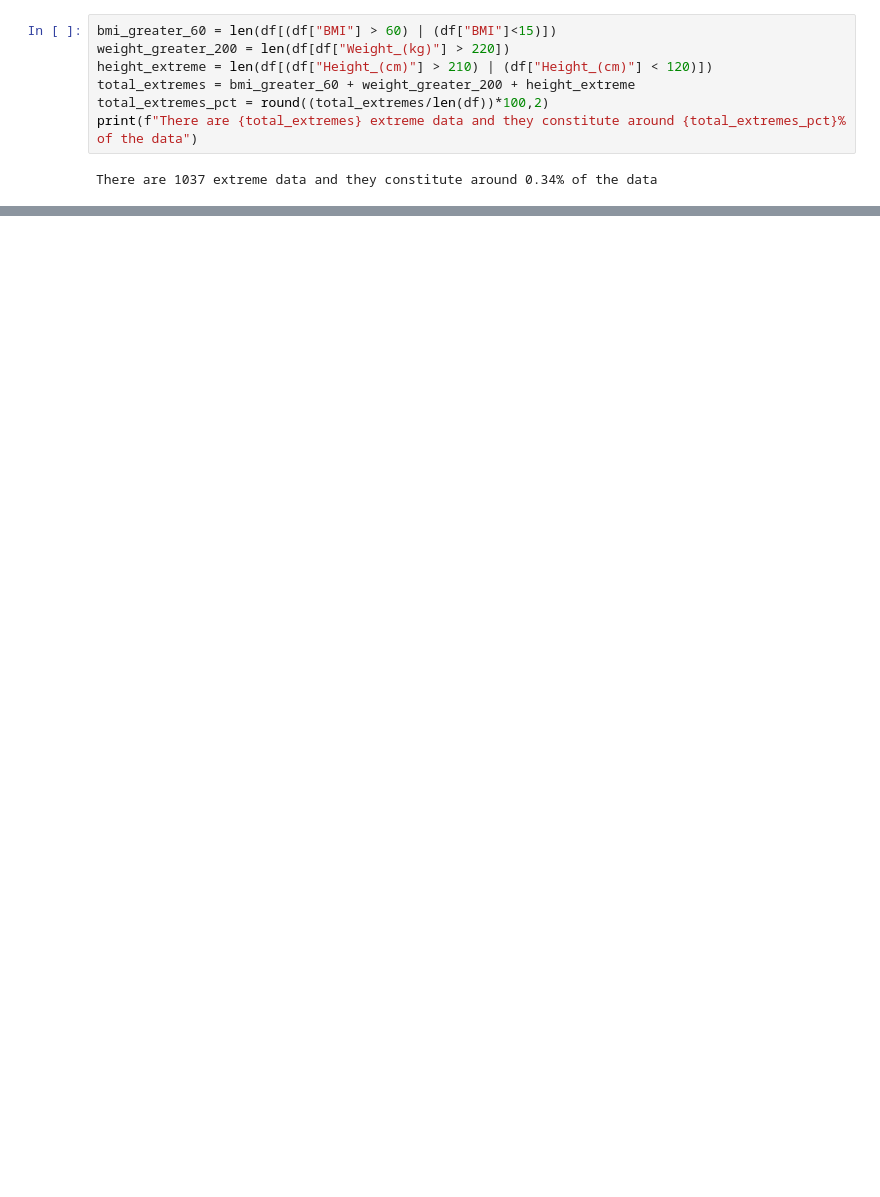
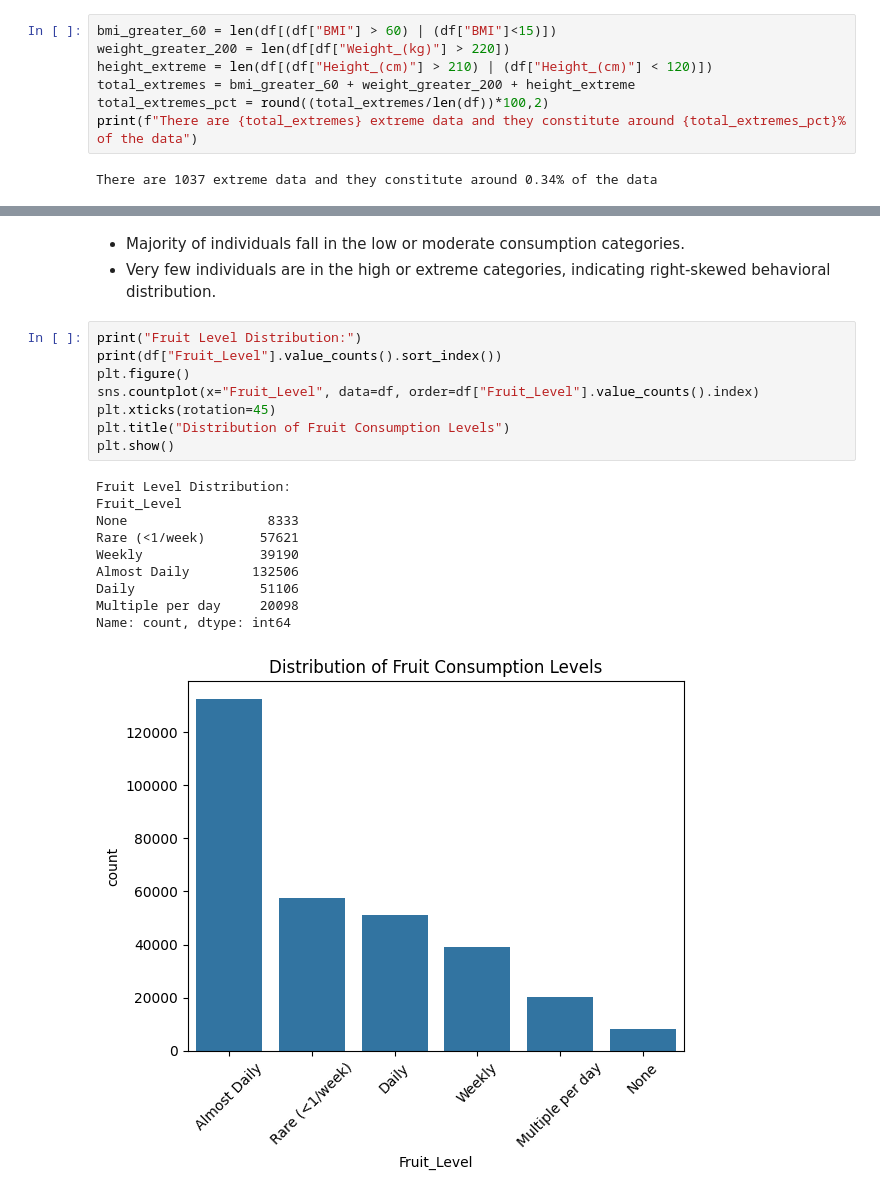
Before and after one commit to its-rhasil/cardio-risk, a Jupyter notebook: notebooks/01_data_exploration.ipynb, the cells around one changed output, grey strips where cells are left out. Cells and saved outputs as stored; diff of their text form; blank space fills up the shorter version.

```diff
--- a/notebooks/01_data_exploration.ipynb
+++ b/notebooks/01_data_exploration.ipynb
@@ -152,0 +174,22 @@ np.float64(60.0)
+# %% [markdown]
+* Majority of individuals fall in the low or moderate consumption categories.
+* Very few individuals are in the high or extreme categories, indicating right-skewed behavioral distribution.
+# %%
+print("Fruit Level Distribution:")
+print(df["Fruit_Level"].value_counts().sort_index())
+plt.figure()
+sns.countplot(x="Fruit_Level", data=df, order=df["Fruit_Level"].value_counts().index)
+plt.xticks(rotation=45)
+plt.title("Distribution of Fruit Consumption Levels")
+plt.show()
+# %% [output]
+Fruit Level Distribution:
+Fruit_Level
+None                  8333
+Rare (<1/week)       57621
+Weekly               39190
+Almost Daily        132506
+Daily                51106
+Multiple per day     20098
+Name: count, dtype: int64
+[figure, added]
```
Also changed, not shown: parts of 30 cells of this notebook.
